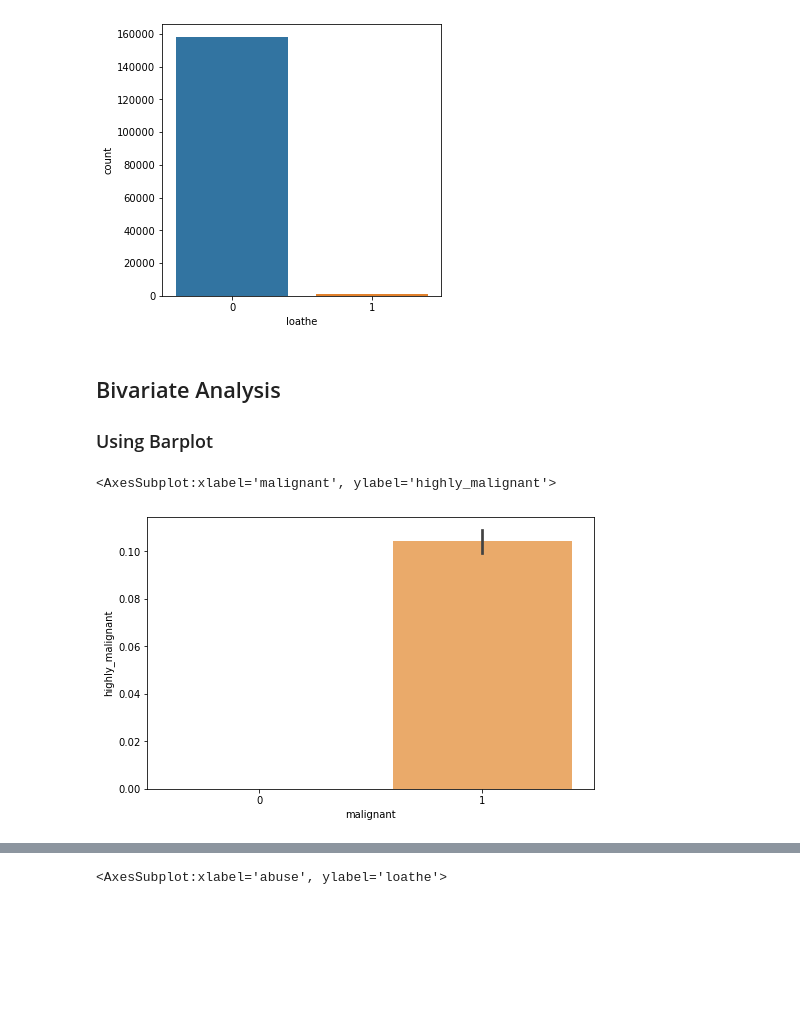
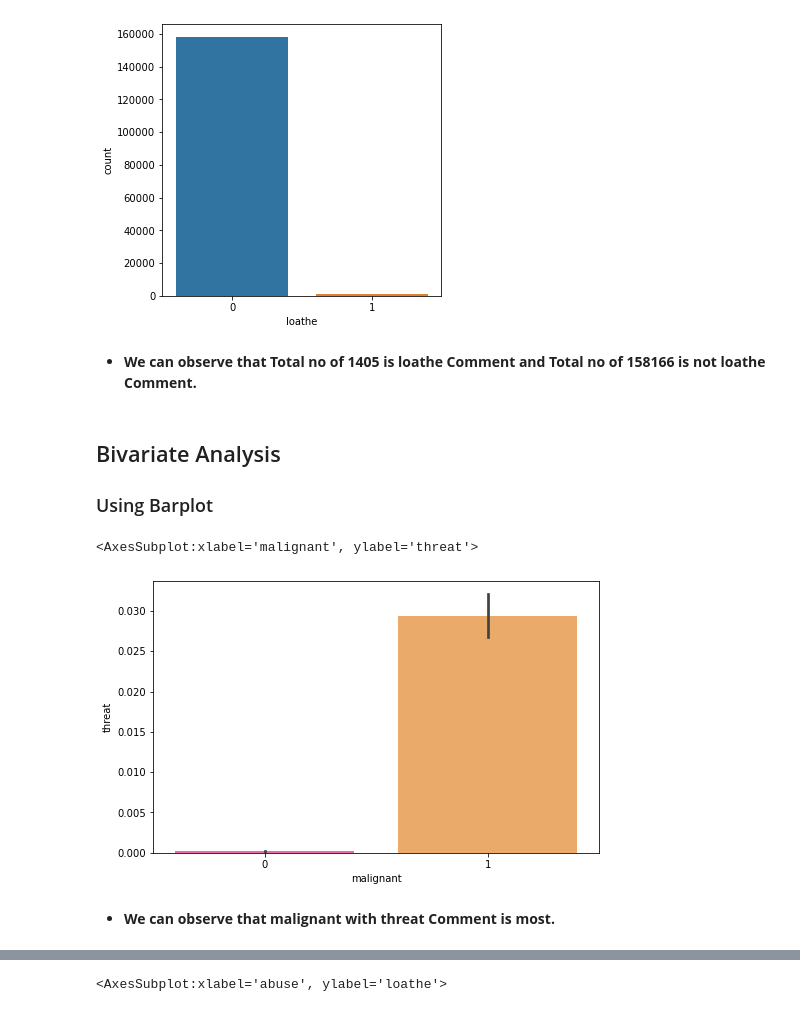
Before and after one commit to ArchanaKumari846/Internship, a Jupyter notebook: Project/Malignant Comments Classification/MALIGNANT_COMMENTS_CLASSIFICATION.ipynb, the cells around one changed output, grey strips where cells are left out. Cells and saved outputs as stored; diff of their text form; code cells hidden in the pictures; blank space fills up the shorter version.

```diff
--- a/Project/Malignant Comments Classification/MALIGNANT_COMMENTS_CLASSIFICATION.ipynb
+++ b/Project/Malignant Comments Classification/MALIGNANT_COMMENTS_CLASSIFICATION.ipynb
@@ -373,12 +388,16 @@ sns.countplot('loathe', data=comments_train)
 Name: loathe, dtype: int64
 <AxesSubplot:xlabel='loathe', ylabel='count'>
 [figure]
+# %% [markdown]
+ - __We can observe that Total no of 1405 is loathe Comment and Total no of 158166 is not loathe Comment.__
 # %% [markdown]
 ## Bivariate Analysis
 ### Using Barplot
 # %%
 plt.figure(figsize=(8,5))
-sns.barplot(x='malignant',y='highly_malignant',data= comments_train, palette='spring')
+sns.barplot(x='malignant',y='threat',data= comments_train, palette='spring')
 # %% [output]
-<AxesSubplot:xlabel='malignant', ylabel='highly_malignant'>
+<AxesSubplot:xlabel='malignant', ylabel='threat'>
-[figure, old version]
+[figure, new version]
+# %% [markdown]
+ - __We can observe that malignant with threat Comment is most.__
```
Also changed, not shown: parts of 123 cells of this notebook, 1 other file.
